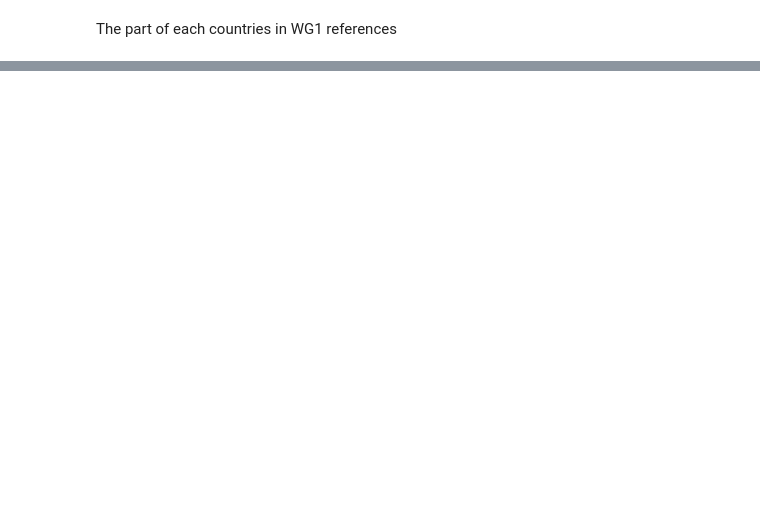
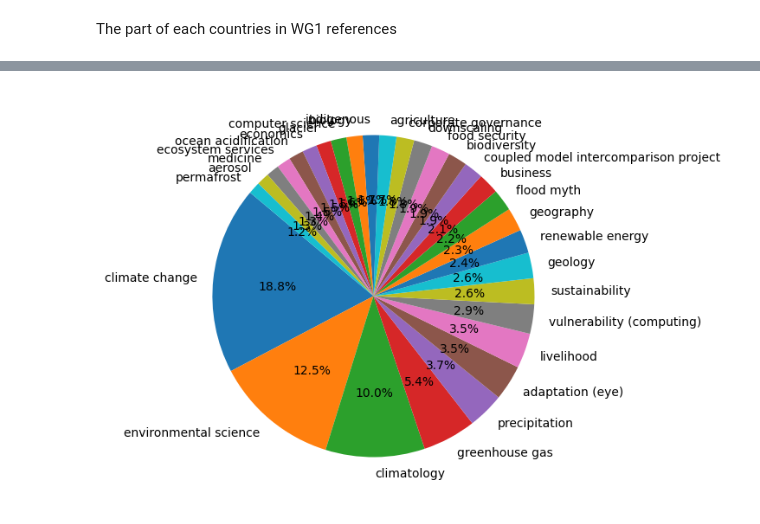
Before and after one commit to dataesr/teds, a Jupyter notebook: notebooks/IPCC_cleaning_completing.ipynb, the cells around one changed output, grey strips where cells are left out. Cells and saved outputs as stored; diff of their text form; code cells hidden in the pictures; blank space fills up the shorter version.

```diff
--- a/notebooks/IPCC_cleaning_completing.ipynb
+++ b/notebooks/IPCC_cleaning_completing.ipynb
@@ -171,0 +159,23 @@ plt.show()
+# %%
+def get_concepts(df,row):
+    doi=row.doi
+    data=df[df.doi==doi]
+    i=df[df.doi==doi].index[0]
+    if data['results'][i]!=[]:
+        concepts=data['results'][i][0].get('concepts')
+        if concepts!=[]:
+            concepts_name=[{'name': concept.get('display_name')} for concept in concepts]
+        else:
+            concepts_name=None
+    else:
+        return None
+    return concepts_name
+# %%
+concepts_list = []
+for i,row in data_OpenAlex_all.iterrows():
+    concepts=get_concepts(data_OpenAlex_all,row)
+    concepts_list.append(concepts)
+
+data_OpenAlex_all['concepts'] = concepts_list
+# %%
+concepts_names=data_OpenAlex_all.loc[:,'concepts'].dropna().apply(lambda x: str(x[0].get('name')).lower().replace(',',''))
@@ -171,0 +197,9 @@ plt.show()
+# %%
+data_counts = pd.Series(list(concepts_names)).value_counts()
+# %%
+plt.figure(figsize=(6, 10))
+plt.pie(data_counts[:30], labels=data_counts[:30].index, autopct='%1.1f%%', startangle=140)
+plt.subplots_adjust(wspace=0.5, hspace=1)
+plt.show()
+# %% [output]
+[figure, added]
```
Also changed, not shown: parts of 16 cells of this notebook.
